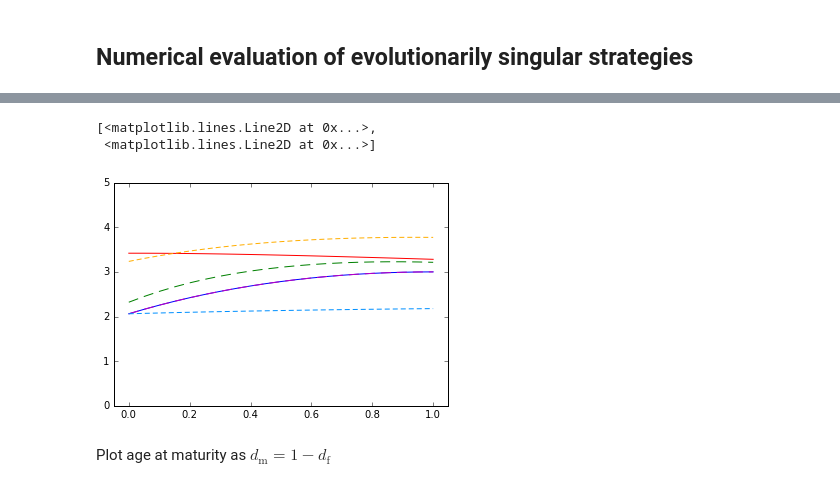
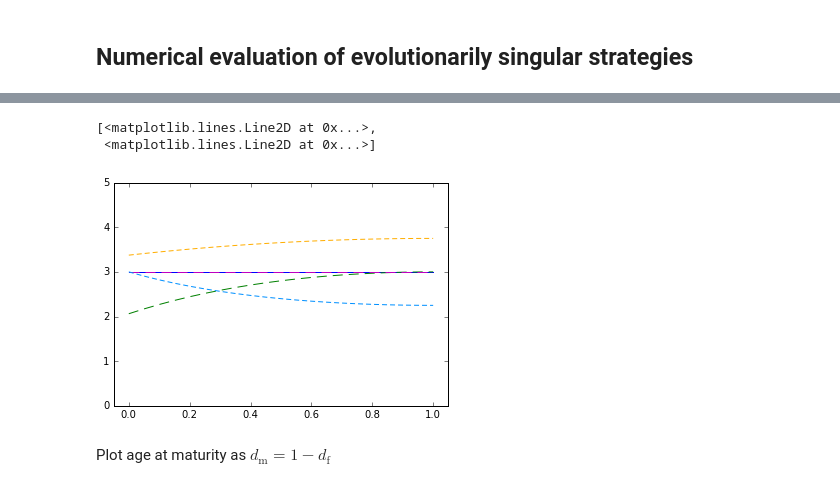
Before and after one commit to bramkuijper/age_vs_size_imprint, a Jupyter notebook: Age at maturity and genomic imprinting.ipynb, the cells around one changed output, grey strips where cells are left out. Saved outputs shown, nothing was run; the diff lists cells and outputs as text; code cells hidden in the pictures.

```diff
--- a/Age at maturity and genomic imprinting.ipynb
+++ b/Age at maturity and genomic imprinting.ipynb
@@ -338,7 +346,7 @@ Selection gradient on $a_{\mathrm{m}}$
 wam_f = wam_ff + vm / vf * wam_mf
 wam_m = wam_mm + vf / vm * wam_fm
 # %%
-dam = cf * (diff(wam_f,amji) * RfownJm
+dwdam = cf * (diff(wam_f,amji) * RfownJm
             + diff(wam_f,amjmf) * RflocJm
             ) + cm * (
         diff(wam_m,ami) * Rim
@@ -438,26 +450,26 @@ plt.plot(dmvals,yvalsMI[0],'#ffae00',dmvals,yvalsMI[1],'#0090ff',linestyle=(0,(5
 # %%
 
 # calculate singular strategies for haplodiploidy
-yvals_haplo = [ ans_haplodiploid(dms=dmi,nms=2,nfs=2,dfs=0.5) for dmi in dmvals ]
-yvalsMI_haplo = [ ans_haplodiploid_MI(dms=dmi,nms=2,nfs=2,dfs=0.5) for dmi in dmvals ]
-yvalsPI_haplo = [ ans_haplodiploid_PI(dms=dmi,nms=2,nfs=2,dfs=0.5) for dmi in dmvals ]
+yvals_haplo = [ ans_haplodiploid(dms=dmi,nms=2,nfs=2,dfs=1.0) for dmi in dmvals ]
+yvalsMI_haplo = [ ans_haplodiploid_MI(dms=dmi,nms=2,nfs=2,dfs=1.0) for dmi in dmvals ]
+yvalsPI_haplo = [ ans_haplodiploid_PI(dms=dmi,nms=2,nfs=2,dfs=1.0) for dmi in dmvals ]
 
 
 # transpose the list so that af* is the first entry
 # and am* the second one
 yvals_haplo = list(map(list,zip(*yvals_haplo)))
 yvalsMI_haplo = list(map(list,zip(*yvalsMI_haplo)))
 yvalsPI_haplo = list(map(list,zip(*yvalsPI_haplo)))
 
 plt.ylim((0,5))
 plt.xlim((-0.05,1.05))
 plt.plot(dmvals,yvals_haplo[0],'r',dmvals,yvals_haplo[1],'b',)
 plt.plot(dmvals,yvalsPI_haplo[0],'g',dmvals,yvalsPI_haplo[1],'m',linestyle=(0,(10,6)))
 plt.plot(dmvals,yvalsMI_haplo[0],'#ffae00',dmvals,yvalsMI_haplo[1],'#0090ff',linestyle=(0,(5,3)))
 # %% [output]
 [<matplotlib.lines.Line2D at 0x...>,
  <matplotlib.lines.Line2D at 0x...>]
-[figure, old version]
+[figure, new version]
 # %% [markdown]
 Plot age at maturity as $d_{\mathrm{m}} = 1-d_{\mathrm{f}}$
 # %%
```
Also changed, not shown: parts of 14 cells of this notebook, 2 other files.
